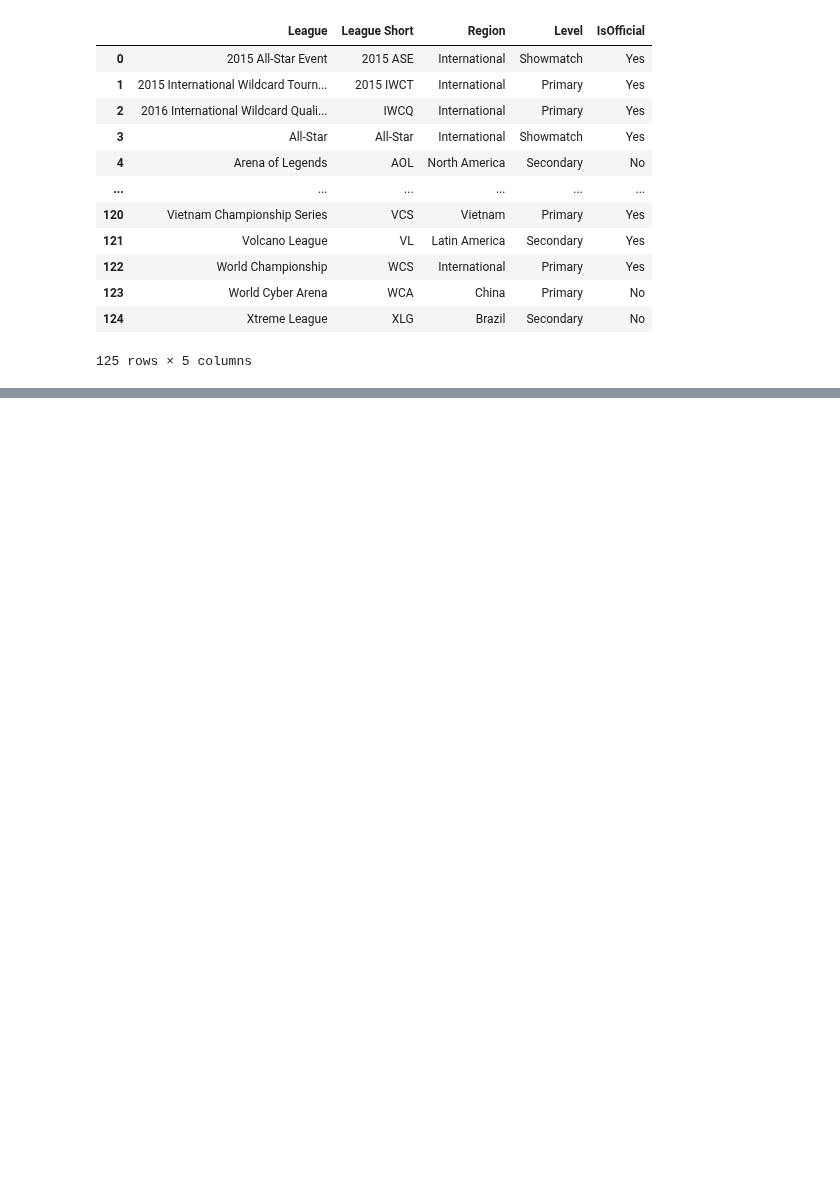
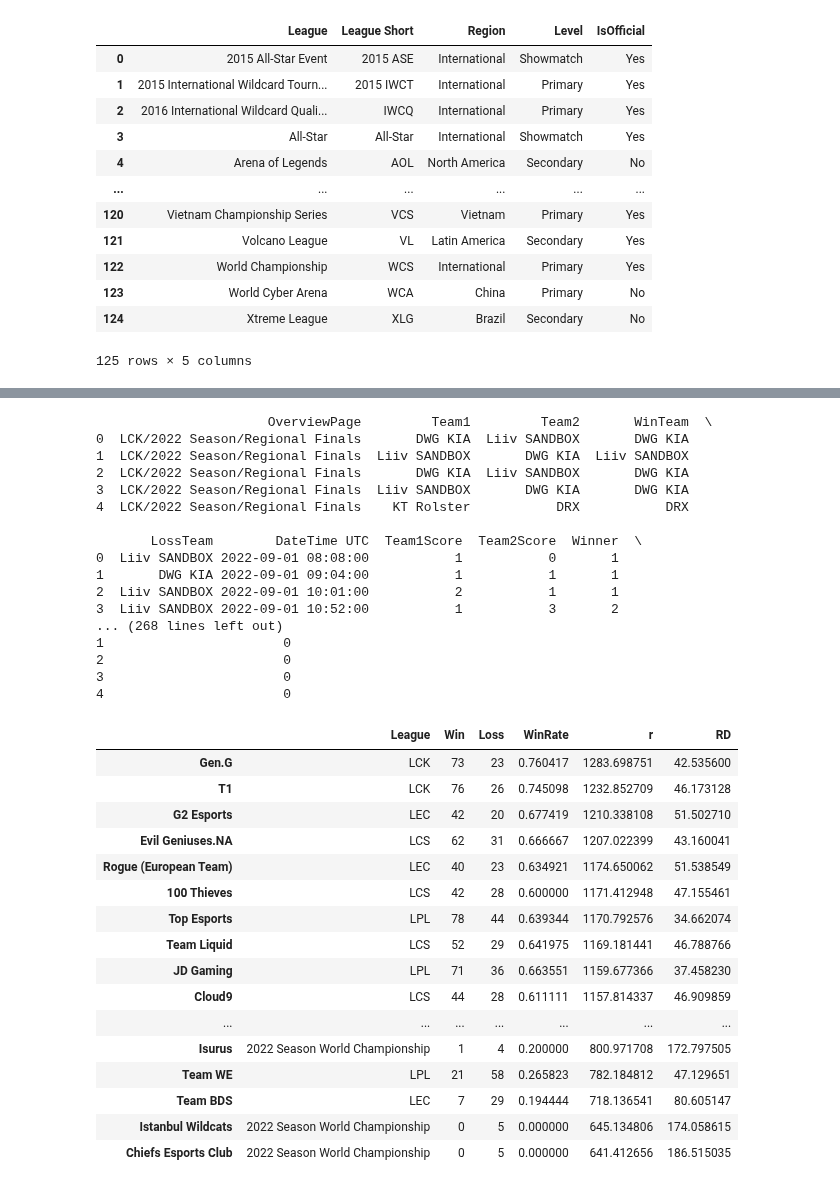
Before and after one commit to posky/LoL-Esports, a Jupyter notebook: glicko_rating.ipynb, the cells around one changed output, grey strips where cells are left out. Drawn from its saved outputs; the diff is of its cells as text; code cells hidden in the pictures; blank space fills up the shorter version.

```diff
--- a/glicko_rating.ipynb
+++ b/glicko_rating.ipynb
@@ -157,0 +167,4 @@ ratings
+# %%
+tournaments = get_tournaments(f'L.League_Short="WCS" and T.Year=2022')
+tournaments = tournaments.sort_values(by='DateStart').reset_index(drop=True)
+tournaments
@@ -157,0 +178,55 @@ ratings
+# %%
+for page in tournaments['OverviewPage']:
+    scoreboard_games = get_scoreboard_games(f'T.OverviewPage="{page}"')
+    if scoreboard_games is None:
+        continue
+    scoreboard_games = scoreboard_games.sort_values(by='DateTime UTC').reset_index(drop=True)
+    team_names = scoreboard_games[['Team1', 'Team2']].apply(pd.unique, axis=0, result_type='reduce')
+
+    team_names = list(set(list(team_names['Team1']) + list(team_names['Team2'])))
+    league = page.split('/')[0]
+    for name in team_names:
+        if name not in teams:
+            teams[name] = Team(name, league)
+
+    print(scoreboard_games.head())
+
+    proceed_rating(teams, scoreboard_games)
+
+rating = get_rating(teams)
+rating
+# %% [output]
+                      OverviewPage         Team1         Team2       WinTeam  \
+0  LCK/2022 Season/Regional Finals       DWG KIA  Liiv SANDBOX       DWG KIA
+1  LCK/2022 Season/Regional Finals  Liiv SANDBOX       DWG KIA  Liiv SANDBOX
+2  LCK/2022 Season/Regional Finals       DWG KIA  Liiv SANDBOX       DWG KIA
+3  LCK/2022 Season/Regional Finals  Liiv SANDBOX       DWG KIA       DWG KIA
+4  LCK/2022 Season/Regional Finals    KT Rolster           DRX           DRX
+
+       LossTeam        DateTime UTC  Team1Score  Team2Score  Winner  \
+0  Liiv SANDBOX 2022-09-01 08:08:00           1           0       1
+1       DWG KIA 2022-09-01 09:04:00           1           1       1
+2  Liiv SANDBOX 2022-09-01 10:01:00           2           1       1
+3  Liiv SANDBOX 2022-09-01 10:52:00           1           3       2
+... (268 lines left out)
+1                       0
+2                       0
+3                       0
+4                       0
+|  | League | Win | Loss | WinRate | r | RD |
+| Gen.G | LCK | 73 | 23 | 0.760417 | 1283.698751 | 42.535600 |
+| T1 | LCK | 76 | 26 | 0.745098 | 1232.852709 | 46.173128 |
+| G2 Esports | LEC | 42 | 20 | 0.677419 | 1210.338108 | 51.502710 |
+| Evil Geniuses.NA | LCS | 62 | 31 | 0.666667 | 1207.022399 | 43.160041 |
+| Rogue (European Team) | LEC | 40 | 23 | 0.634921 | 1174.650062 | 51.538549 |
+| 100 Thieves | LCS | 42 | 28 | 0.600000 | 1171.412948 | 47.155461 |
+| Top Esports | LPL | 78 | 44 | 0.639344 | 1170.792576 | 34.662074 |
+| Team Liquid | LCS | 52 | 29 | 0.641975 | 1169.181441 | 46.788766 |
+| JD Gaming | LPL | 71 | 36 | 0.663551 | 1159.677366 | 37.458230 |
+| Cloud9 | LCS | 44 | 28 | 0.611111 | 1157.814337 | 46.909859 |
+| ... | ... | ... | ... | ... | ... | ... |
+| Isurus | 2022 Season World Championship | 1 | 4 | 0.200000 | 800.971708 | 172.797505 |
+| Team WE | LPL | 21 | 58 | 0.265823 | 782.184812 | 47.129651 |
+| Team BDS | LEC | 7 | 29 | 0.194444 | 718.136541 | 80.605147 |
+| Istanbul Wildcats | 2022 Season World Championship | 0 | 5 | 0.000000 | 645.134806 | 174.058615 |
+| Chiefs Esports Club | 2022 Season World Championship | 0 | 5 | 0.000000 | 641.412656 | 186.515035 |
```
Also changed, not shown: parts of 6 cells of this notebook.
